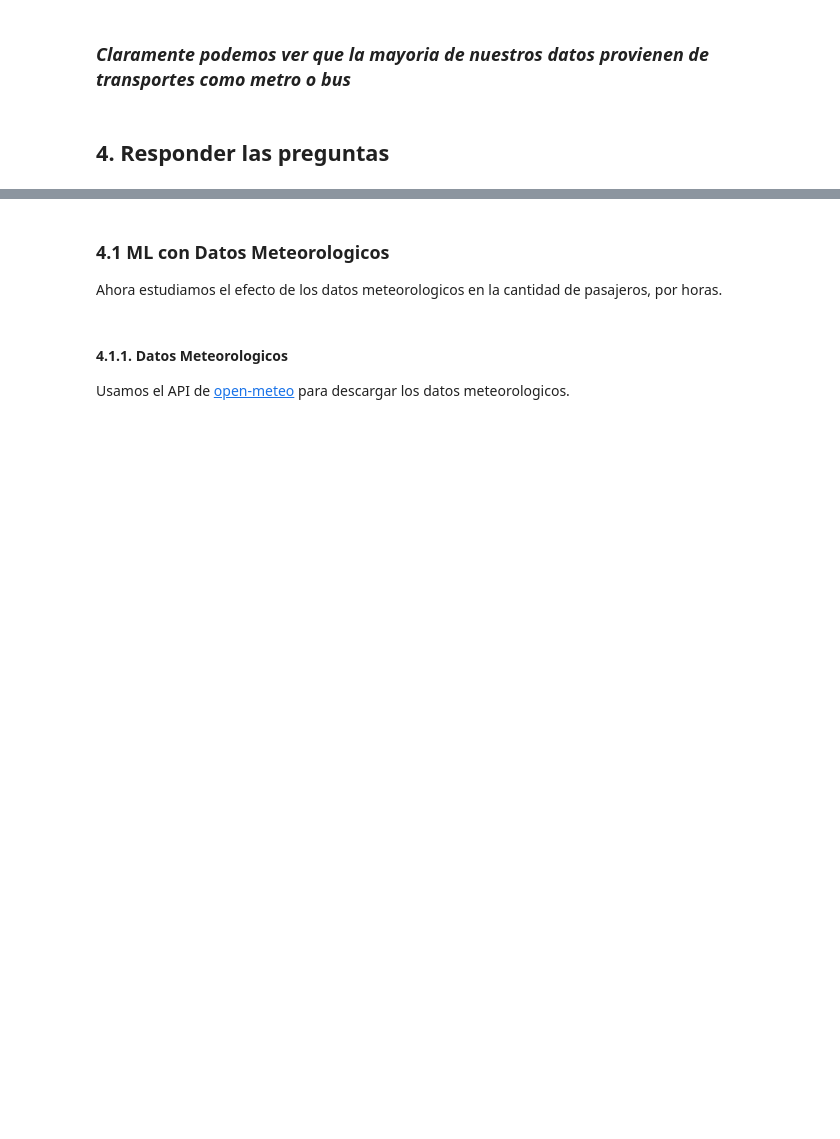
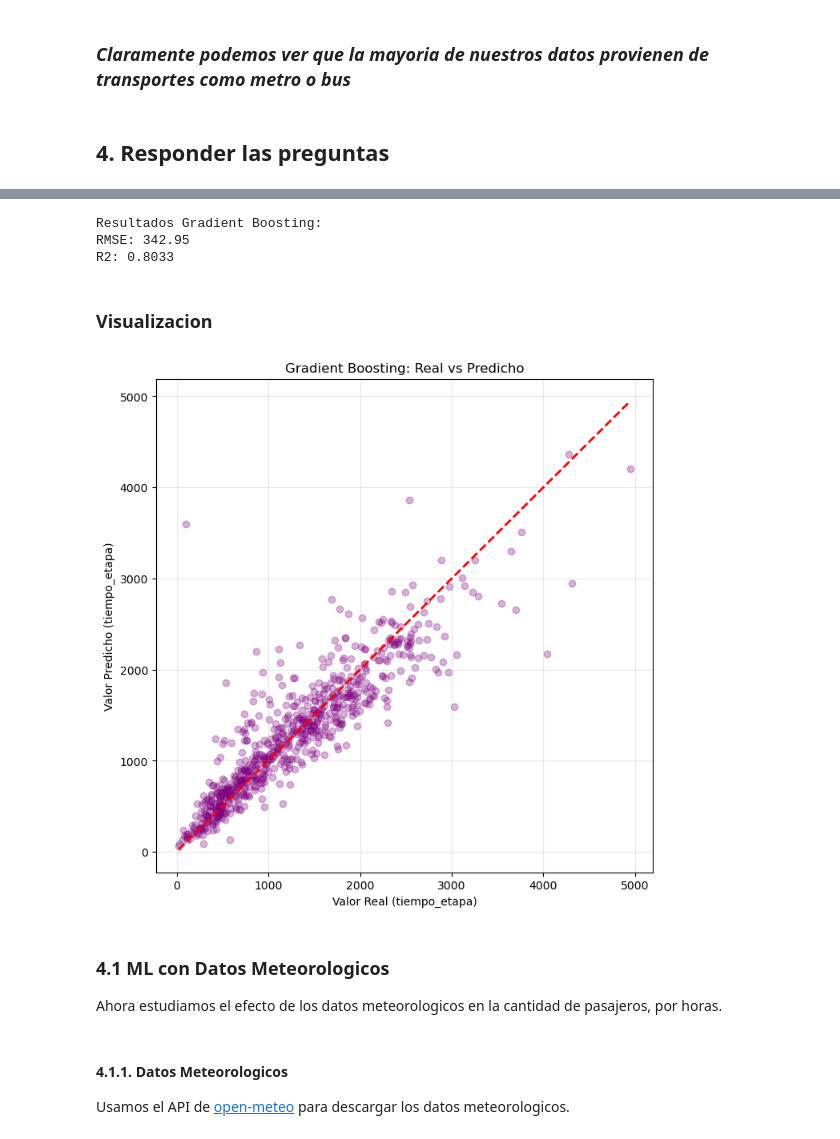
Before and after one commit to Cheng-0201/Proyecto-de-Ciencia-de-Dato, a Jupyter notebook: notebooks/Informe_Final.ipynb, the cells around one changed output, grey strips where cells are left out. Drawn from its saved outputs; the diff is of its cells as text; code cells hidden in the pictures; blank space fills up the shorter version.

```diff
--- a/notebooks/Informe_Final.ipynb
+++ b/notebooks/Informe_Final.ipynb
@@ -450,3 +565,61 @@ plt.show()
+# %%
+target_col = 'tiempo_etapa'
+df_model = transfo_df.dropna(subset=[target_col]).copy()
+
+features = [
+    'dist_ruta_paraderos',
+    'dist_eucl_paraderos',
+    'tipo_transporte',
+    'time_type',
+    'comuna_subida'
+]
+
+X = df_model[features]
+y = df_model[target_col]
+
+
+X = pd.get_dummies(X, columns=['tipo_transporte', 'time_type', 'comuna_subida'], drop_first=True)
+X_train, X_test, y_train, y_test = train_test_split(X, y, test_size=0.2, random_state=42)
+
+#ENTRENAMIENTO (GRADIENT BOOSTING)
+gb_model = GradientBoostingRegressor(
+    n_estimators=100,
+    learning_rate=0.1,
+    max_depth=5,
+    random_state=42
+)
+
+gb_model.fit(X_train, y_train)
+y_pred = gb_model.predict(X_test)
+
+rmse = np.sqrt(mean_squared_error(y_test, y_pred))
+r2 = r2_score(y_test, y_pred)
+
+print(f"Resultados Gradient Boosting:")
+print(f"RMSE: {rmse:.2f}")
+print(f"R2: {r2:.4f}")
+# %% [output]
+Resultados Gradient Boosting:
+RMSE: 342.95
+R2: 0.8033
+# %% [markdown]
+### Visualizacion
+# %%
+
+plt.figure(figsize=(8, 8))
+plt.scatter(y_test, y_pred, alpha=0.3, color='purple')
+
+min_val = min(y_test.min(), y_pred.min())
+max_val = max(y_test.max(), y_pred.max())
+plt.plot([min_val, max_val], [min_val, max_val], 'r--', lw=2)
+
+plt.xlabel(f'Valor Real ({target_col})')
+plt.ylabel(f'Valor Predicho ({target_col})')
+plt.title(f'Gradient Boosting: Real vs Predicho')
+plt.grid(True, alpha=0.3)
+plt.show()
+# %% [output]
+[figure, added]
 # %% [markdown]
 ### 4.1 ML con Datos Meteorologicos
 
```
Also changed, not shown: parts of 21 cells of this notebook.
